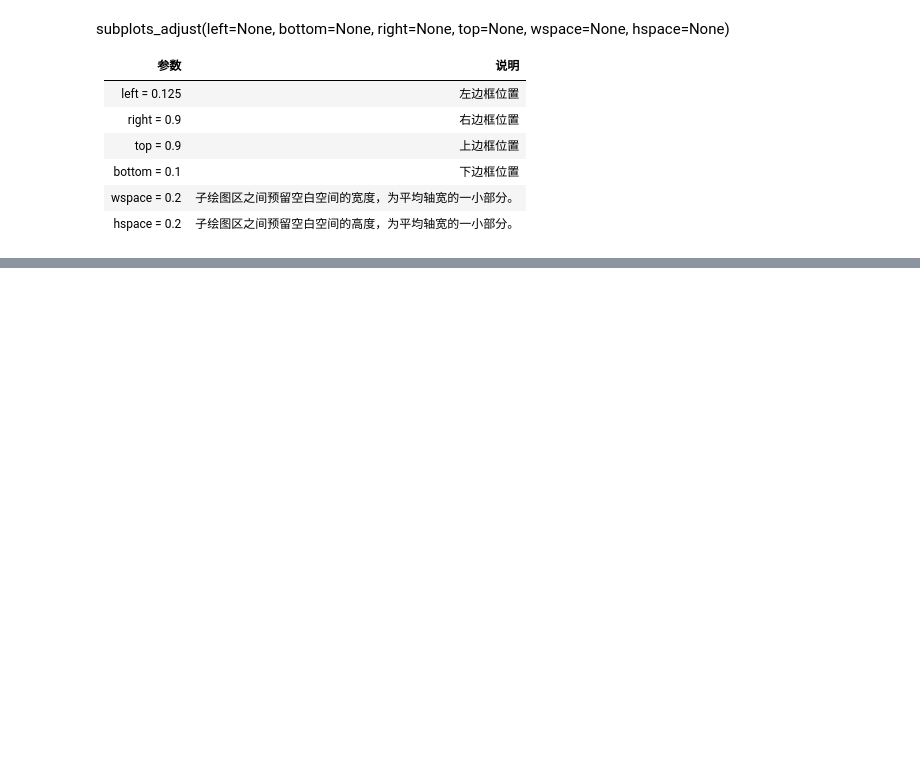
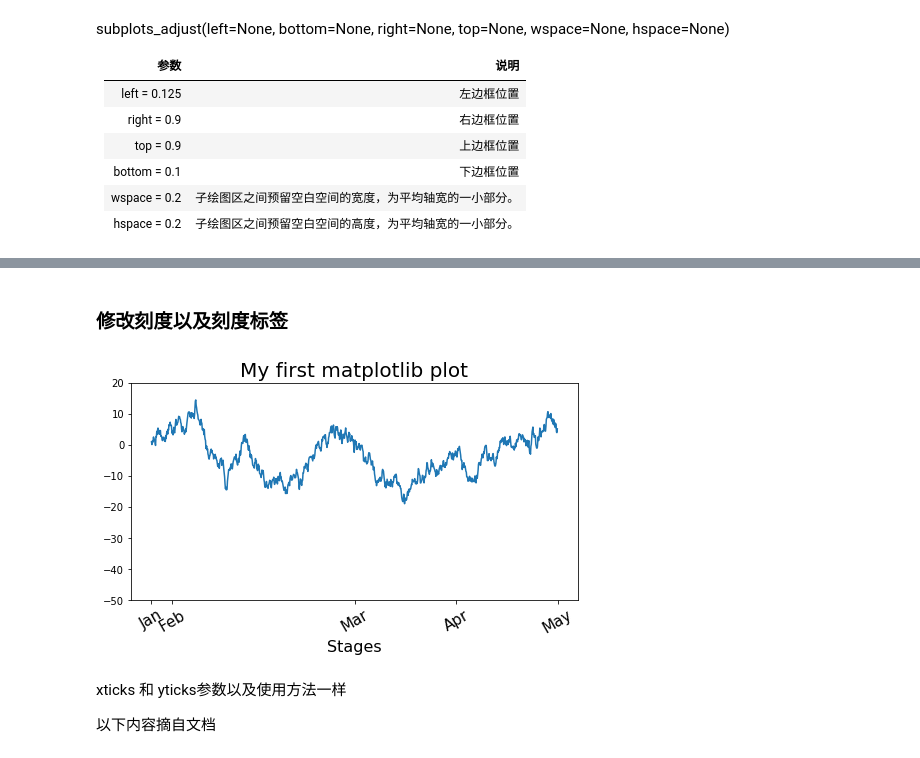
Before and after one commit to godmelon/DA-Record, a Jupyter notebook: 可视化/matplotlib.ipynb, the cells around one changed output, grey strips where cells are left out. Drawn from its saved outputs; the diff is of its cells as text; code cells hidden in the pictures; blank space fills up the shorter version.

```diff
--- a/可视化/matplotlib.ipynb
+++ b/可视化/matplotlib.ipynb
@@ -312,0 +366,20 @@ plt.show()
+# %% [markdown]
+### 修改刻度以及刻度标签
+# %%
+plt.figure(figsize=(8, 4))
+plt.plot(np.random.randn(1000).cumsum())
+plt.yticks([-50, -40, -30, -20, -10, 0, 10, 20])
+plt.xticks([0, 50, 500, 750, 1000],                # 刻度位置
+           ['Jan', 'Feb', 'Mar', 'Apr', 'May'],    # 每个刻度位置上的标签
+           rotation=30,
+           fontsize=15
+          )
+plt.title('My first matplotlib plot', fontsize=20)
+plt.xlabel('Stages',fontsize=16)
+plt.show()
+# %% [output]
+[figure, added]
+# %% [markdown]
+xticks 和 yticks参数以及使用方法一样
+
+以下内容摘自文档
```
Also changed, not shown: parts of 18 cells of this notebook.
